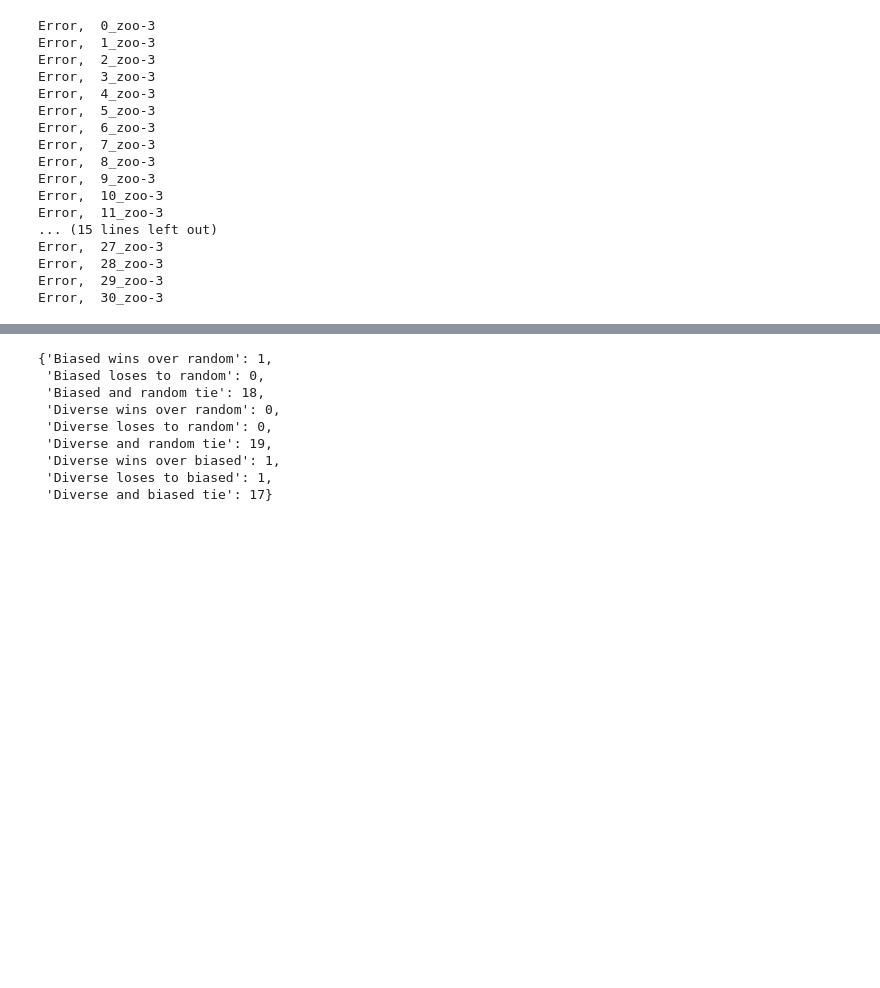
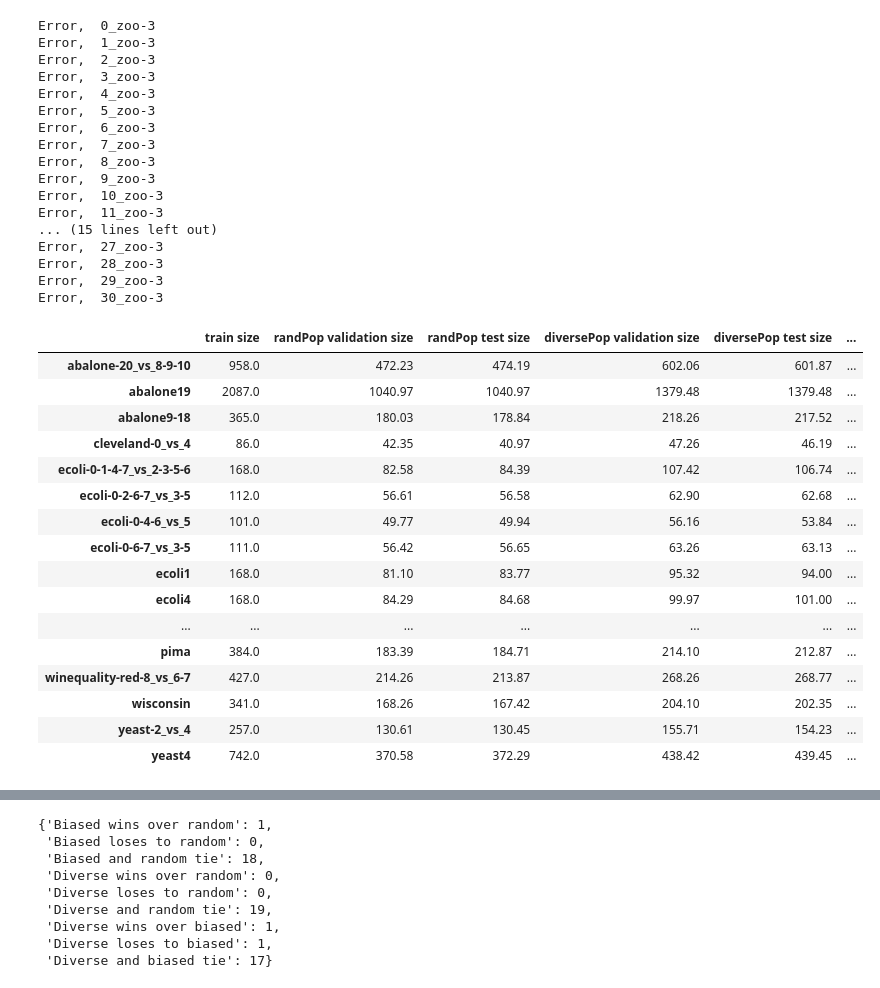
Before and after one commit to Ryan-JW-Kim/Minority-Class-Synthesis, a Jupyter notebook: experiments/experiment_3.ipynb, the cells around one changed output, grey strips where cells are left out. Drawn from its saved outputs; the diff is of its cells as text; code cells hidden in the pictures; blank space fills up the shorter version.

```diff
--- a/experiments/experiment_3.ipynb
+++ b/experiments/experiment_3.ipynb
@@ -336,7 +336,7 @@ random_population = {}
 bias_population = {}
 diverse_population = {}
 
-for save_name in os.listdir('results'):
+for save_name in os.listdir('../results'):
 	name = save_name.replace(".pickle", "")
 	segments = name.split(" ")
 	database_iter = segments[0]
@@ -344,7 +344,7 @@ for save_name in os.listdir('results'):
 	split_number = int(database_iter.split("_")[0])
 	population_type = segments[1]
 
-	with open(f'results/{save_name}', 'rb') as fh:
+	with open(f'../results/{save_name}', 'rb') as fh:
 		execution_data = pickle.load(fh)
 
 	if population_type == 'randomPopulation':
@@ -526,6 +526,8 @@ for data_key in data_mapper:
 		GenericOptimizer.n_neighbours
 	)
 
+	train_size = x_train.shape[0]
+
 	###########################################
 	#		Random Population
 	###########################################
@@ -547,6 +549,9 @@ for data_key in data_mapper:
 		x_test, y_test,
 		GenericOptimizer.n_neighbours
 	)
+
+	rand_validation_instance_size = np.sum(ideal_validation)
+	rand_test_instance_size = np.sum(ideal_test)
 
 	###########################################
 	#		Diverse Population
@@ -570,6 +575,9 @@ for data_key in data_mapper:
 		GenericOptimizer.n_neighbours
 	)
 
+	diverse_validation_instance_size = np.sum(ideal_validation)
+	diverse_test_instance_size = np.sum(ideal_test)
+
 	###########################################
 	#		Biased Population
 	###########################################
@@ -592,6 +600,8 @@ for data_key in data_mapper:
 		GenericOptimizer.n_neighbours
 	)
 
+	biased_validation_instance_size = np.sum(ideal_validation)
+	biased_test_instance_size = np.sum(ideal_test)
 
 	###########################################
 	#		Record creation
@@ -601,21 +611,28 @@ for data_key in data_mapper:
 		average_metrics[database_name] = {
 			"Baseline validation acc": [],
 			"Baseline test acc": [],
+			"Train size": [train_size],
 
 			"randPop optimized validation acc": [],
 			"randPop optimized test acc": [],
 			"randPop optimized ideal test acc": [],
 			"randPop diff": [],
+			"randPop validation size": [],
+			"randPop test size": [],
 
 			"diversePop optimized validation acc": [],
 			"diversePop optimized test acc": [],
 			"diversePop optimized ideal test acc": [],
 			"diversePop diff": [],
+			"diversePop validation size": [],
+			"diversePop test size": [],
 
 			"biasedPop optimized validation acc": [],
 			"biasedPop optimized test acc": [],
 			"biasedPop optimized ideal test acc": [],
 			"biasedPop diff": [],
+			"biasedPop validation size": [],
+			"biasedPop test size": [],
 		}
 
 	average_metrics[database_name]['Baseline validation acc'].append(1 - baseline_validation_err)
@@ -625,16 +642,57 @@ for data_key in data_mapper:
 	average_metrics[database_name]['randPop optimized test acc'].append(1 - random_population_optimized_test_err)
 	average_metrics[database_name]['randPop optimized ideal test acc'].append(1 - random_population_ideal_test_err)
 	average_metrics[database_name]['randPop diff'].append(baseline_test_err - random_population_ideal_test_err)
+	average_metrics[database_name]['randPop validation size'].append(rand_validation_instance_size)
+	average_metrics[database_name]['randPop test size'].append(rand_test_instance_size)
 
 	average_metrics[database_name]['diversePop optimized validation acc'].append(1 - diverse_population_optimized_valiation_err)
 	average_metrics[database_name]['diversePop optimized test acc'].append(1 - diverse_population_optimized_test_err)
 	average_metrics[database_name]['diversePop optimized ideal test acc'].append(1 - diverse_population_ideal_test_err)
 	average_metrics[database_name]['diversePop diff'].append(baseline_test_err - diverse_population_ideal_test_err)
+	average_metrics[database_name]['diversePop validation size'].append(diverse_validation_instance_size)
+	average_metrics[database_name]['diversePop test size'].append(diverse_test_instance_size)
 
 	average_metrics[database_name]['biasedPop optimized validation acc'].append(1 - bias_population_optimized_valiation_err)
 	average_metrics[database_name]['biasedPop optimized test acc'].append(1 - bias_population_optimized_test_err)
 	average_metrics[database_name]['biasedPop optimized ideal test acc'].append(1 - bias_population_ideal_test_err)
 	average_metrics[database_name]['biasedPop diff'].append(baseline_test_err - bias_population_ideal_test_err)
+	average_metrics[database_name]['biasedPop validation size'].append(biased_validation_instance_size)
+	average_metrics[database_name]['biasedPop test size'].append(biased_test_instance_size)
+# %%
+diversity_rows = []
+index = []
+for database_name in average_metrics:
+    index.append(database_name)
+    diversity_rows.append({
+        "train size": round(np.mean(average_metrics[database_name]['Train size']), 0),
+        "randPop validation size": round(np.mean(average_metrics[database_name]['randPop validation size']), 2),
+        "randPop test size": round(np.mean(average_metrics[database_name]['randPop test size']), 2),
+
+        "diversePop validation size": round(np.mean(average_metrics[database_name]['diversePop validation size']), 2),
+        "diversePop test size": round(np.mean(average_metrics[database_name]['diversePop test size']), 2),
+
+        "biasedPop validation size": round(np.mean(average_metrics[database_name]['biasedPop validation size']), 2),
+        "biasedPop test size": round(np.mean(average_metrics[database_name]['biasedPop test size']), 2),
+	})
+pd.DataFrame.from_records(diversity_rows, index=index)
+# %% [output]
+|  | train size | randPop validation size | randPop test size | diversePop validation size | diversePop test size | ... |
+| abalone-20_vs_8-9-10 | 958.0 | 472.23 | 474.19 | 602.06 | 601.87 | ... |
+| abalone19 | 2087.0 | 1040.97 | 1040.97 | 1379.48 | 1379.48 | ... |
+| abalone9-18 | 365.0 | 180.03 | 178.84 | 218.26 | 217.52 | ... |
+| cleveland-0_vs_4 | 86.0 | 42.35 | 40.97 | 47.26 | 46.19 | ... |
+| ecoli-0-1-4-7_vs_2-3-5-6 | 168.0 | 82.58 | 84.39 | 107.42 | 106.74 | ... |
+| ecoli-0-2-6-7_vs_3-5 | 112.0 | 56.61 | 56.58 | 62.90 | 62.68 | ... |
+| ecoli-0-4-6_vs_5 | 101.0 | 49.77 | 49.94 | 56.16 | 53.84 | ... |
+| ecoli-0-6-7_vs_3-5 | 111.0 | 56.42 | 56.65 | 63.26 | 63.13 | ... |
+| ecoli1 | 168.0 | 81.10 | 83.77 | 95.32 | 94.00 | ... |
+| ecoli4 | 168.0 | 84.29 | 84.68 | 99.97 | 101.00 | ... |
+| ... | ... | ... | ... | ... | ... | ... |
+| pima | 384.0 | 183.39 | 184.71 | 214.10 | 212.87 | ... |
+| winequality-red-8_vs_6-7 | 427.0 | 214.26 | 213.87 | 268.26 | 268.77 | ... |
+| wisconsin | 341.0 | 168.26 | 167.42 | 204.10 | 202.35 | ... |
+| yeast-2_vs_4 | 257.0 | 130.61 | 130.45 | 155.71 | 154.23 | ... |
+| yeast4 | 742.0 | 370.58 | 372.29 | 438.42 | 439.45 | ... |
 # %%
 rand_rows = []
 diverse_rows = []
```
Also changed, not shown: parts of 6 cells of this notebook, 2 other files.
